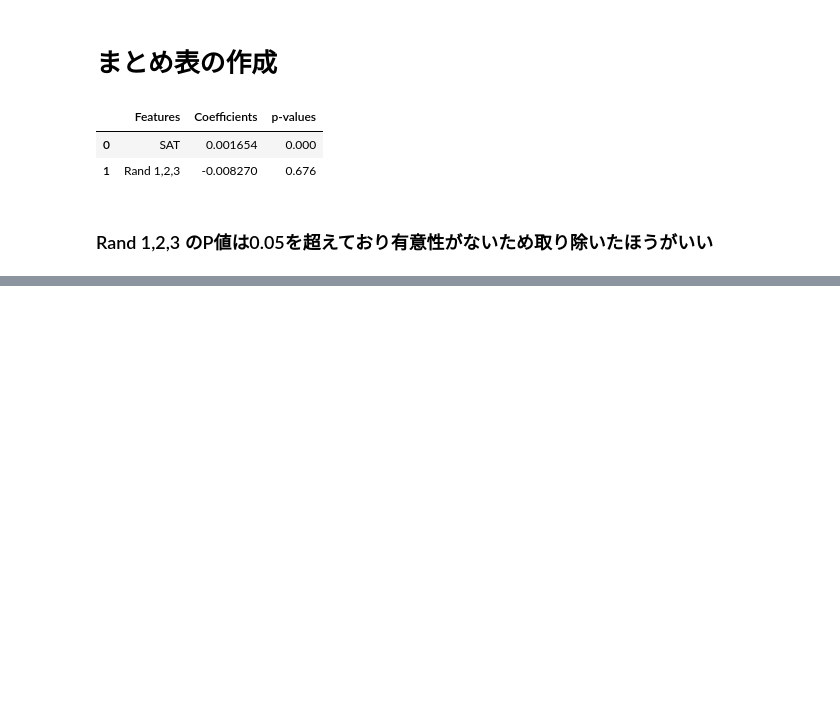
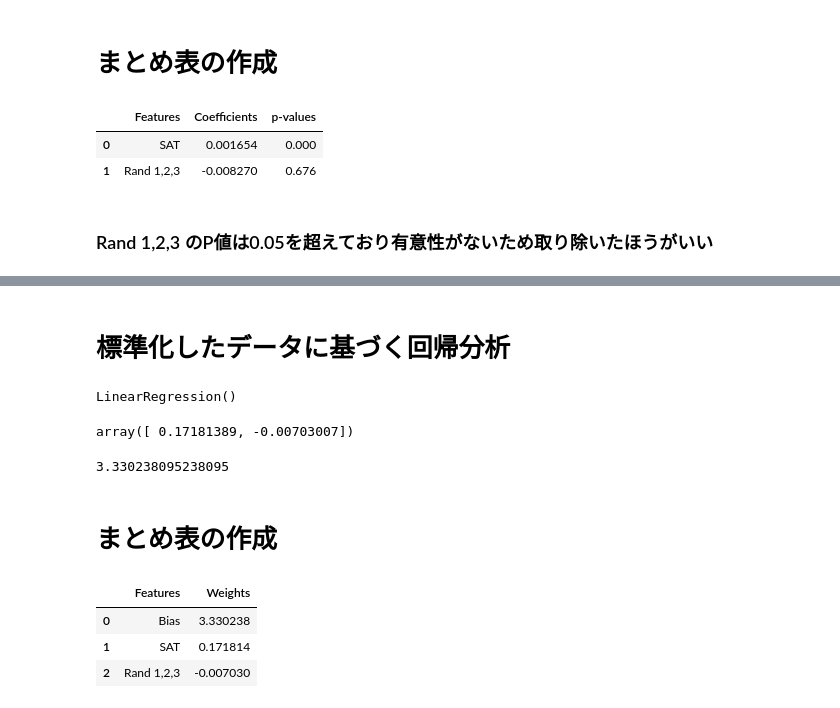
Before and after one commit to Yuji181181/ML_learning, a Jupyter notebook: Boot-camp/Multiple-linear-regression_sklearn.ipynb, the cells around one changed output, grey strips where cells are left out. Saved outputs shown, nothing was run; the diff lists cells and outputs as text; code cells hidden in the pictures; blank space fills up the shorter version.

Commit message:
標準化　transform

```diff
--- a/Boot-camp/Multiple-linear-regression_sklearn.ipynb
+++ b/Boot-camp/Multiple-linear-regression_sklearn.ipynb
@@ -91,0 +96,3 @@ reg_summary
+# %%
+scaler = StandardScaler() # オブジェクト生成
+scaler.fit(x) # 入力データをモデルにフィット
@@ -91,0 +101,3 @@ reg_summary
+# %%
+x_scaled = scaler.transform(x) # 標準化
+x_scaled
@@ -91,0 +122,26 @@ reg_summary
+# %% [markdown]
+# 標準化したデータに基づく回帰分析
+# %%
+reg = LinearRegression()
+reg.fit(x_scaled,y)
+# %% [output]
+LinearRegression()
+# %%
+reg.coef_ #係数
+# %% [output]
+array([ 0.17181389, -0.00703007])
+# %%
+reg.intercept_ #切片
+# %% [output]
+3.330238095238095
+# %% [markdown]
+# まとめ表の作成
+# %%
+reg_summary = pd.DataFrame([['Bias'], ['SAT'], ['Rand 1,2,3']], columns=['Features'])
+reg_summary['Weights'] = reg.intercept_, reg.coef_[0], reg.coef_[1]
+reg_summary
+# %% [output]
+|  | Features | Weights |
+| 0 | Bias | 3.330238 |
+| 1 | SAT | 0.171814 |
+| 2 | Rand 1,2,3 | -0.007030 |
```
Also changed, not shown: parts of 7 cells of this notebook.
